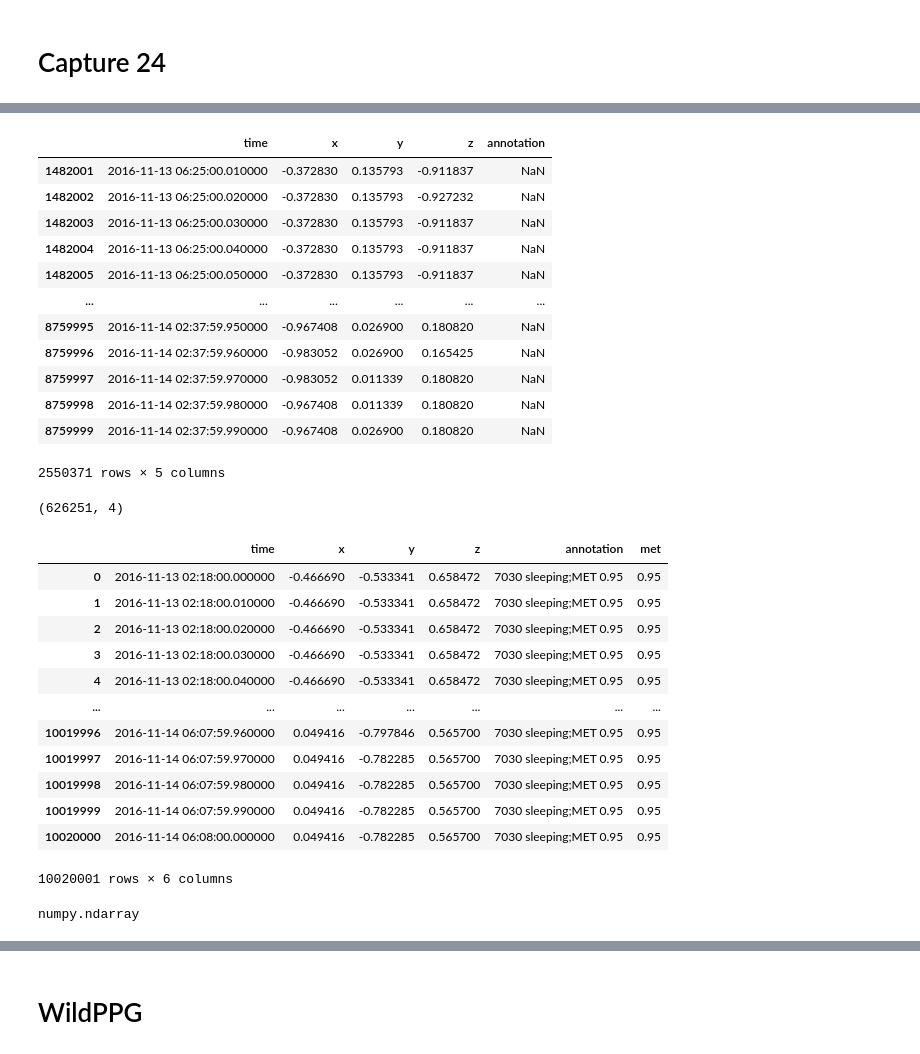
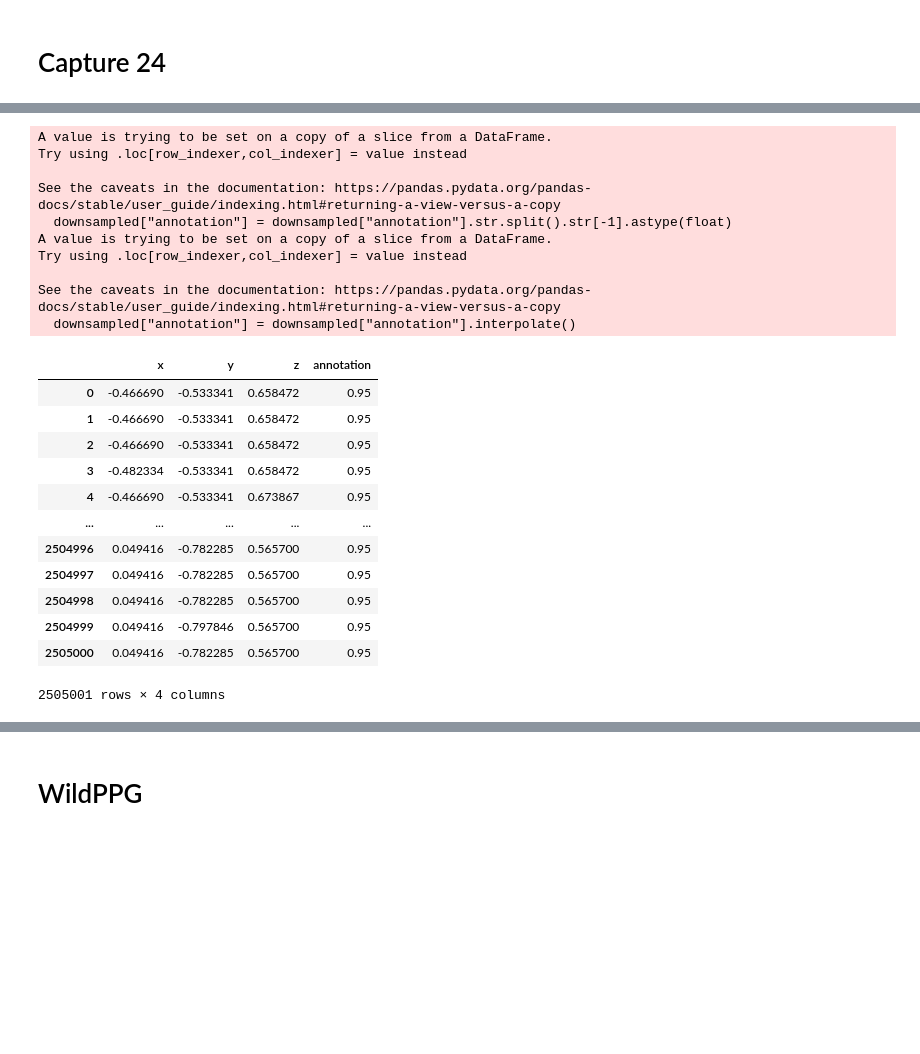
Before and after one commit to Taobyte/thesis, a Jupyter notebook: src/notebooks/dataset_exploration.ipynb, the cells around one changed output, grey strips where cells are left out. Drawn from its saved outputs; the diff is of its cells as text; code cells hidden in the pictures; blank space fills up the shorter version.

```diff
--- a/src/notebooks/dataset_exploration.ipynb
+++ b/src/notebooks/dataset_exploration.ipynb
@@ -333,46 +198,31 @@ df
 # %%
-df = df.drop(["time"])
-df = df.iloc[::4]  # downsample by factor of 4 | 100Hz => 25Hz
-        df["annotation"] = df["annotation"].str.split().str[-1].astype(float)
-
-
-df[df['annotation'].isna()]
+no_time = df.drop(["time"], axis=1)
+downsampled = no_time.iloc[::4]  # downsample by factor of 4 | 100Hz => 25Hz
+downsampled["annotation"] = downsampled["annotation"].str.split().str[-1].astype(float)
+downsampled["annotation"] = downsampled["annotation"].interpolate()
+no_index = downsampled.reset_index(drop=True)
+no_index
 # %% [output]
+A value is trying to be set on a copy of a slice from a DataFrame.
+Try using .loc[row_indexer,col_indexer] = value instead
+
+See the caveats in the documentation: https://pandas.pydata.org/pandas-docs/stable/user_guide/indexing.html#returning-a-view-versus-a-copy
+  downsampled["annotation"] = downsampled["annotation"].str.split().str[-1].astype(float)
+A value is trying to be set on a copy of a slice from a DataFrame.
+Try using .loc[row_indexer,col_indexer] = value instead
+
+See the caveats in the documentation: https://pandas.pydata.org/pandas-docs/stable/user_guide/indexing.html#returning-a-view-versus-a-copy
+  downsampled["annotation"] = downsampled["annotation"].interpolate()
-|  | time | x | y | z | annotation |
-| 1482001 | 2016-11-13 06:25:00.010000 | -0.372830 | 0.135793 | -0.911837 | NaN |
-| 1482002 | 2016-11-13 06:25:00.020000 | -0.372830 | 0.135793 | -0.927232 | NaN |
-| 1482003 | 2016-11-13 06:25:00.030000 | -0.372830 | 0.135793 | -0.911837 | NaN |
-| 1482004 | 2016-11-13 06:25:00.040000 | -0.372830 | 0.135793 | -0.911837 | NaN |
-| 1482005 | 2016-11-13 06:25:00.050000 | -0.372830 | 0.135793 | -0.911837 | NaN |
-| ... | ... | ... | ... | ... | ... |
-| 8759995 | 2016-11-14 02:37:59.950000 | -0.967408 | 0.026900 | 0.180820 | NaN |
-| 8759996 | 2016-11-14 02:37:59.960000 | -0.983052 | 0.026900 | 0.165425 | NaN |
-| 8759997 | 2016-11-14 02:37:59.970000 | -0.983052 | 0.011339 | 0.180820 | NaN |
-| 8759998 | 2016-11-14 02:37:59.980000 | -0.967408 | 0.011339 | 0.180820 | NaN |
-| 8759999 | 2016-11-14 02:37:59.990000 | -0.967408 | 0.026900 | 0.180820 | NaN |
+|  | x | y | z | annotation |
+| 0 | -0.466690 | -0.533341 | 0.658472 | 0.95 |
+| 1 | -0.466690 | -0.533341 | 0.658472 | 0.95 |
+| 2 | -0.466690 | -0.533341 | 0.658472 | 0.95 |
+| 3 | -0.482334 | -0.533341 | 0.658472 | 0.95 |
+| 4 | -0.466690 | -0.533341 | 0.673867 | 0.95 |
+| ... | ... | ... | ... | ... |
+| 2504996 | 0.049416 | -0.782285 | 0.565700 | 0.95 |
+| 2504997 | 0.049416 | -0.782285 | 0.565700 | 0.95 |
+| 2504998 | 0.049416 | -0.782285 | 0.565700 | 0.95 |
+| 2504999 | 0.049416 | -0.797846 | 0.565700 | 0.95 |
+| 2505000 | 0.049416 | -0.782285 | 0.565700 | 0.95 |
-2550371 rows × 5 columns
+2505001 rows × 4 columns
-# %%
-df = df.iloc[::4] # downsamples to 25Hz
-df.shape
-# %% [output]
-(626251, 4)
-# %%
-
-
-# Assume your DataFrame is called df and has a column "annotation"
-df['met'] = df['annotation'].str.extract(r'([0-9]*\.?[0-9]+)$').astype(float)
-df
-# %% [output]
-|  | time | x | y | z | annotation | met |
-| 0 | 2016-11-13 02:18:00.000000 | -0.466690 | -0.533341 | 0.658472 | 7030 sleeping;MET 0.95 | 0.95 |
-| 1 | 2016-11-13 02:18:00.010000 | -0.466690 | -0.533341 | 0.658472 | 7030 sleeping;MET 0.95 | 0.95 |
-| 2 | 2016-11-13 02:18:00.020000 | -0.466690 | -0.533341 | 0.658472 | 7030 sleeping;MET 0.95 | 0.95 |
-| 3 | 2016-11-13 02:18:00.030000 | -0.466690 | -0.533341 | 0.658472 | 7030 sleeping;MET 0.95 | 0.95 |
-| 4 | 2016-11-13 02:18:00.040000 | -0.466690 | -0.533341 | 0.658472 | 7030 sleeping;MET 0.95 | 0.95 |
-| ... | ... | ... | ... | ... | ... | ... |
-| 10019996 | 2016-11-14 06:07:59.960000 | 0.049416 | -0.797846 | 0.565700 | 7030 sleeping;MET 0.95 | 0.95 |
-| 10019997 | 2016-11-14 06:07:59.970000 | 0.049416 | -0.782285 | 0.565700 | 7030 sleeping;MET 0.95 | 0.95 |
-| 10019998 | 2016-11-14 06:07:59.980000 | 0.049416 | -0.782285 | 0.565700 | 7030 sleeping;MET 0.95 | 0.95 |
-| 10019999 | 2016-11-14 06:07:59.990000 | 0.049416 | -0.782285 | 0.565700 | 7030 sleeping;MET 0.95 | 0.95 |
-| 10020000 | 2016-11-14 06:08:00.000000 | 0.049416 | -0.782285 | 0.565700 | 7030 sleeping;MET 0.95 | 0.95 |
-10020001 rows × 6 columns
@@ -381,4 +228,0 @@ df['met'] = df['annotation'].str.split().str[-1].astype(float)
-# %%
-type(df.drop(["time", "annotation"], axis=1).values)
-# %% [output]
-numpy.ndarray
```
Also changed, not shown: parts of 54 cells of this notebook, 8 other files.
